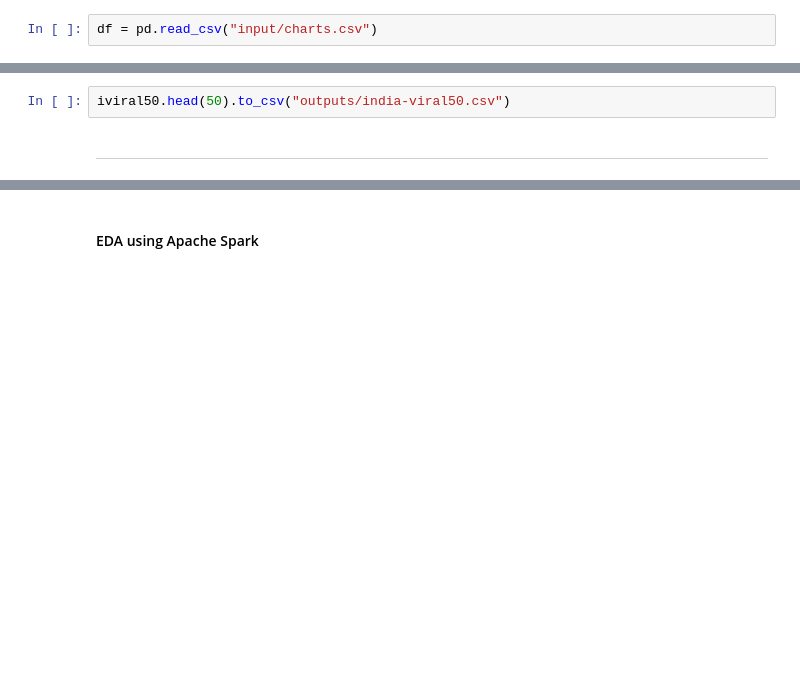
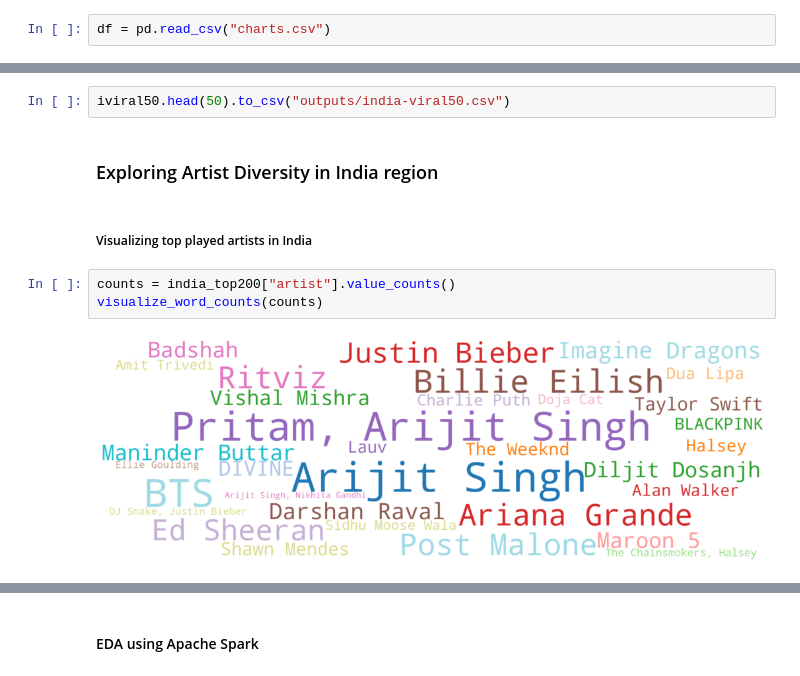
Before and after one commit to cmulay/spotify-eda, a Jupyter notebook: spotify-eda.ipynb, the cells around one changed output, grey strips where cells are left out. Cells and saved outputs as stored; diff of their text form; blank space fills up the shorter version.

Commit message:
Added Indian Artist Diversity
Generated heatmap and wordcloud for artists in India region

```diff
--- a/spotify-eda.ipynb
+++ b/spotify-eda.ipynb
@@ -52,7 +52,7 @@ There are 9 columns in this dataset and their description are as follows.
 # %% [markdown]
 ##### Import the dataset
 # %%
-df = pd.read_csv("input/charts.csv")
+df = pd.read_csv("charts.csv")
 # %%
 df.shape
 # %% [output]
@@ -245,5 +245,12 @@ iviral50
 ##### Exporting Songs Viral50 in India
 # %%
 iviral50.head(50).to_csv("outputs/india-viral50.csv")
-# %% [markdown]
----
+# %% [markdown]
+### Exploring Artist Diversity in India region
+# %% [markdown]
+##### Visualizing top played artists in India
+# %%
+counts = india_top200["artist"].value_counts()
+visualize_word_counts(counts)
+# %% [output]
+[figure, added]
```
Also changed, not shown: parts of 4 cells of this notebook, 1 other file.
